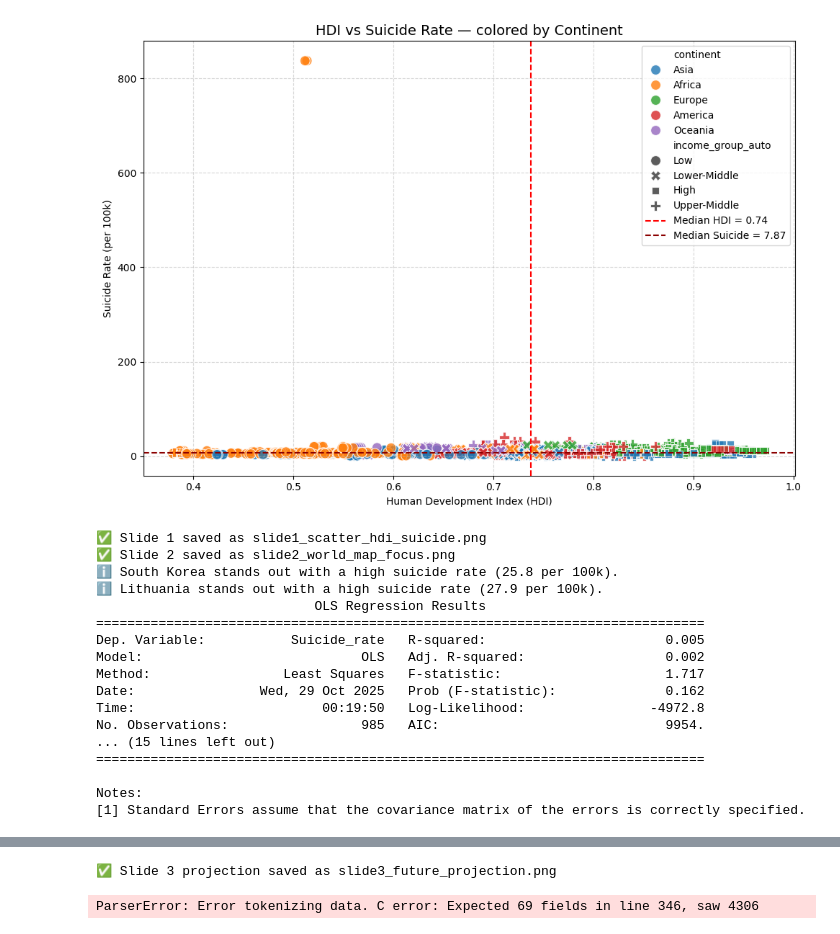
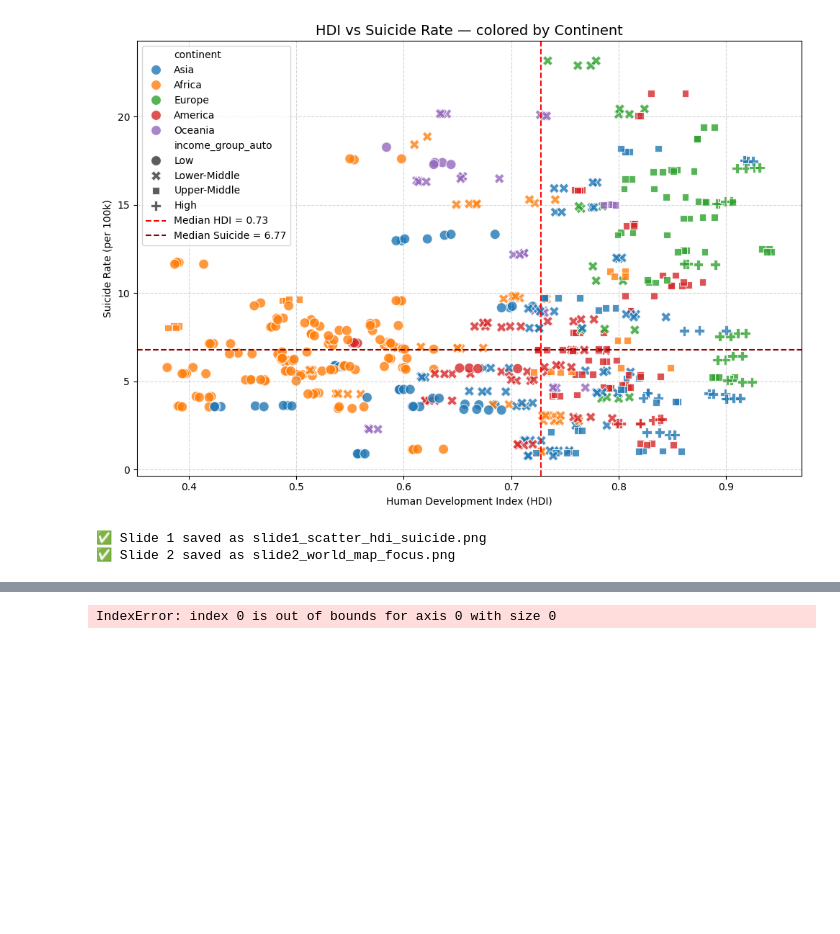
Before and after one commit to StyNW7/ASA-International-Data-Quest-2025, a Jupyter notebook: Util/generate_visualization.ipynb, the cells around one changed output, grey strips where cells are left out. Cells and saved outputs as stored; diff of their text form; code cells hidden in the pictures; blank space fills up the shorter version.

```diff
--- a/Util/generate_visualization.ipynb
+++ b/Util/generate_visualization.ipynb
@@ -12,7 +12,7 @@ import os
 # ================
 # Load dataset
 # ================
-DATA_PATH = "../Final/final_clean_dataset.csv"  # adjust path if needed
+DATA_PATH = "./final_dataset.csv"  # adjust path if needed
 EXPORT_DIR = "exports"
 os.makedirs(EXPORT_DIR, exist_ok=True)
 
@@ -135,48 +135,33 @@ plt.xlabel("Year")
 plt.grid(True, linestyle="--", alpha=0.5)
 plt.tight_layout()
 plt.savefig(f"{EXPORT_DIR}/slide3_future_projection.png", dpi=300)
 plt.show()
 
 print("✅ Slide 3 projection saved as slide3_future_projection.png")
 
 # ================
 # (Optional) Slide 3b: Risk factor identification
 # ================
 # Load WDI-like data if available
 try:
     wdi = pd.read_csv("../Dataset/WDICSV.csv")
     wdi.columns = wdi.columns.str.strip()
     # pick relevant columns
     wdi_sub = wdi[["country", "year", "suicide_rate", "male_rate", "female_rate", "age_15_24", "age_25_49", "age_50plus"]].dropna()
     # Melt for gender comparison
     wdi_melt = wdi_sub.melt(id_vars=["country", "year", "suicide_rate"], value_vars=["male_rate", "female_rate"], var_name="Gender", value_name="Rate")
     plt.figure(figsize=(8, 6))
     sns.scatterplot(data=wdi_melt, x="Rate", y="suicide_rate", hue="Gender", alpha=0.7)
     plt.title("Suicide Rate vs Gender-specific rates")
     plt.tight_layout()
     plt.savefig(f"{EXPORT_DIR}/slide3b_suicide_gender_risk.png", dpi=300)
     plt.show()
 
     print("✅ Slide 3b (risk factor: gender) saved as slide3b_suicide_gender_risk.png")
 
 except FileNotFoundError:
     print("⚠️ WDICSV.csv not found — skipping gender/age risk factor plots.")
 # %% [output]
-[figure, old version]
+[figure, new version]
 ✅ Slide 1 saved as slide1_scatter_hdi_suicide.png
 ✅ Slide 2 saved as slide2_world_map_focus.png
-ℹ️ South Korea stands out with a high suicide rate (25.8 per 100k).
-ℹ️ Lithuania stands out with a high suicide rate (27.9 per 100k).
-                            OLS Regression Results
-==============================================================================
-Dep. Variable:           Suicide_rate   R-squared:                       0.005
-Model:                            OLS   Adj. R-squared:                  0.002
-Method:                 Least Squares   F-statistic:                     1.717
-Date:                Wed, 29 Oct 2025   Prob (F-statistic):              0.162
-Time:                        00:19:50   Log-Likelihood:                -4972.8
-No. Observations:                 985   AIC:                             9954.
-... (15 lines left out)
-==============================================================================
-
-Notes:
-[1] Standard Errors assume that the covariance matrix of the errors is correctly specified.
@@ -184,2 +168 @@ Notes:
-✅ Slide 3 projection saved as slide3_future_projection.png
+IndexError: index 0 is out of bounds for axis 0 with size 0
-ParserError: Error tokenizing data. C error: Expected 69 fields in line 346, saw 4306
```
Also changed, not shown: parts of 1 cell of this notebook, 18 other files.
